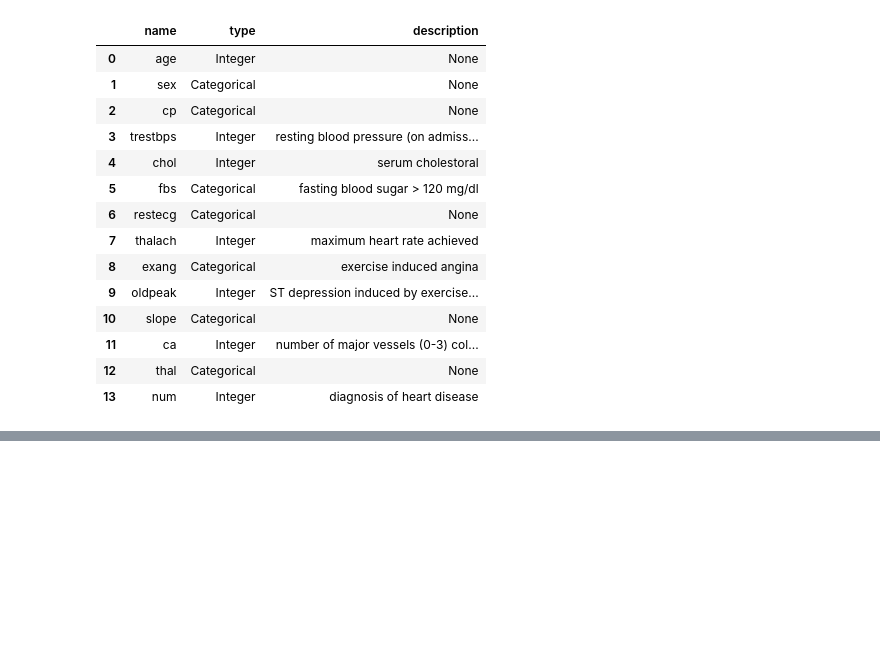
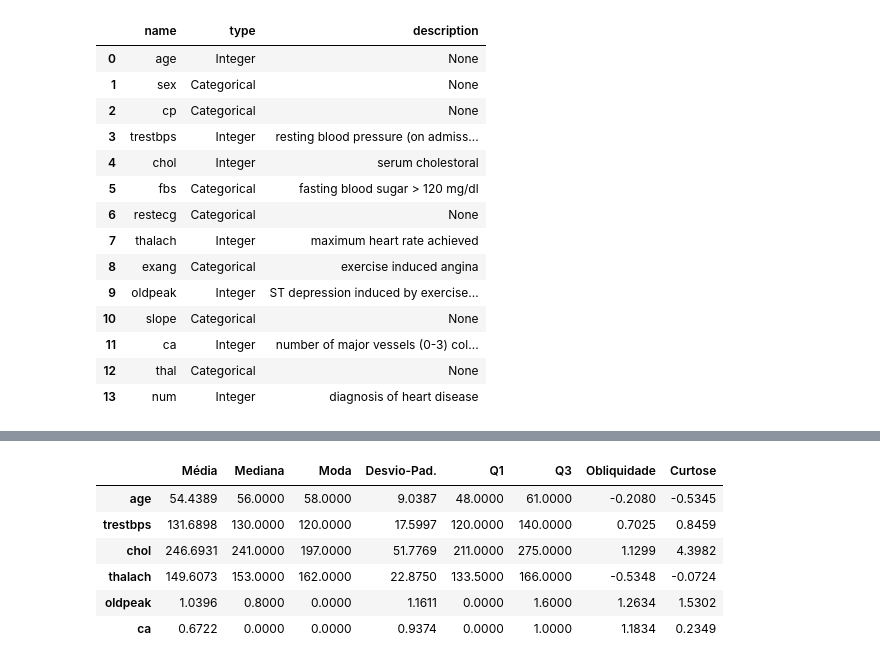
Before and after one commit to hugosrc/iam_20261_a1, a Jupyter notebook: AVA01_IAM_20261_AndreNeves_HugoSouza.ipynb, the cells around one changed output, grey strips where cells are left out. Saved outputs shown, nothing was run; the diff lists cells and outputs as text; code cells hidden in the pictures; blank space fills up the shorter version.

```diff
--- a/AVA01_IAM_20261_AndreNeves_HugoSouza.ipynb
+++ b/AVA01_IAM_20261_AndreNeves_HugoSouza.ipynb
@@ -128,0 +201,25 @@ display(estatisticas[['média', 'mediana', 'moda', 'desvio_padrão', 'Q1', 'Q3',
+# %%
+from scipy.stats import skew, kurtosis
+
+numerical_cols = ['age', 'trestbps', 'chol', 'thalach', 'oldpeak', 'ca']
+
+stats = pd.DataFrame(index=numerical_cols)
+stats['Média']       = X[numerical_cols].mean()
+stats['Mediana']     = X[numerical_cols].median()
+stats['Moda']        = X[numerical_cols].mode().iloc[0]
+stats['Desvio-Pad.'] = X[numerical_cols].std()
+stats['Q1']          = X[numerical_cols].quantile(0.25)
+stats['Q3']          = X[numerical_cols].quantile(0.75)
+stats['Obliquidade'] = X[numerical_cols].apply(lambda col: skew(col.dropna()))
+stats['Curtose']     = X[numerical_cols].apply(lambda col: kurtosis(col.dropna()))
+
+pd.options.display.float_format = '{:.4f}'.format
+display(stats.round(4))
+# %% [output]
+|  | Média | Mediana | Moda | Desvio-Pad. | Q1 | Q3 | Obliquidade | Curtose |
+| age | 54.4389 | 56.0000 | 58.0000 | 9.0387 | 48.0000 | 61.0000 | -0.2080 | -0.5345 |
+| trestbps | 131.6898 | 130.0000 | 120.0000 | 17.5997 | 120.0000 | 140.0000 | 0.7025 | 0.8459 |
+| chol | 246.6931 | 241.0000 | 197.0000 | 51.7769 | 211.0000 | 275.0000 | 1.1299 | 4.3982 |
+| thalach | 149.6073 | 153.0000 | 162.0000 | 22.8750 | 133.5000 | 166.0000 | -0.5348 | -0.0724 |
+| oldpeak | 1.0396 | 0.8000 | 0.0000 | 1.1611 | 0.0000 | 1.6000 | 1.2634 | 1.5302 |
+| ca | 0.6722 | 0.0000 | 0.0000 | 0.9374 | 0.0000 | 1.0000 | 1.1834 | 0.2349 |
```
Also changed, not shown: parts of 18 cells of this notebook.
